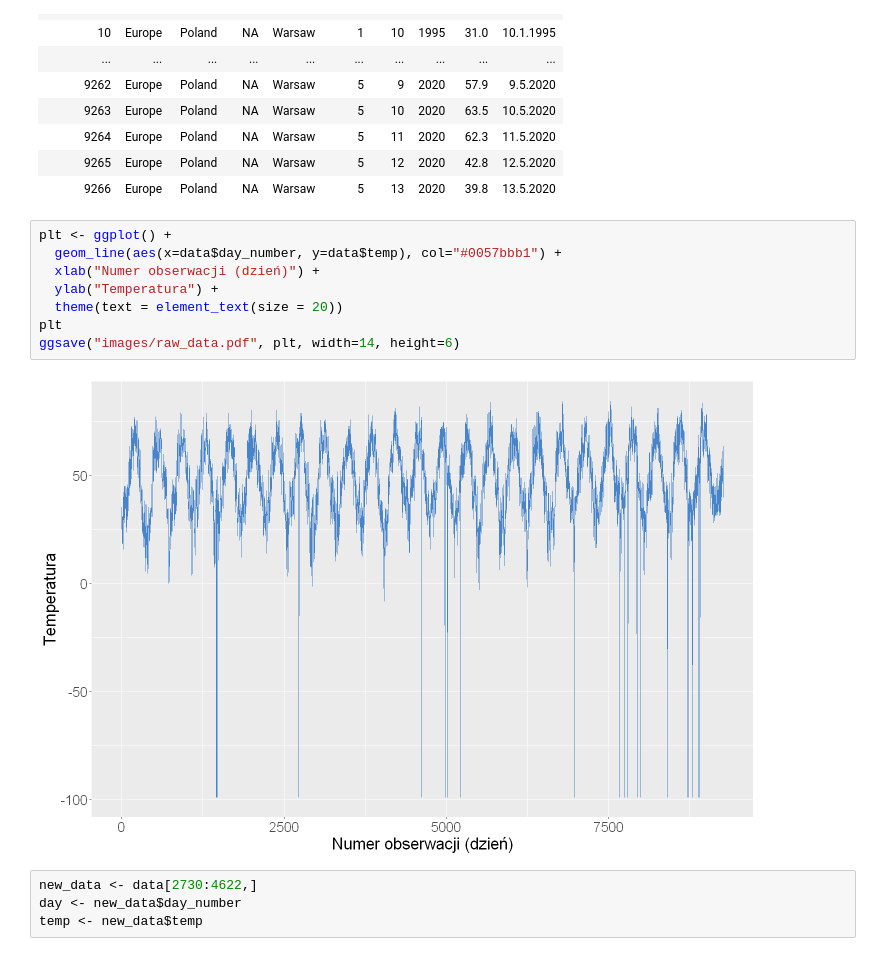
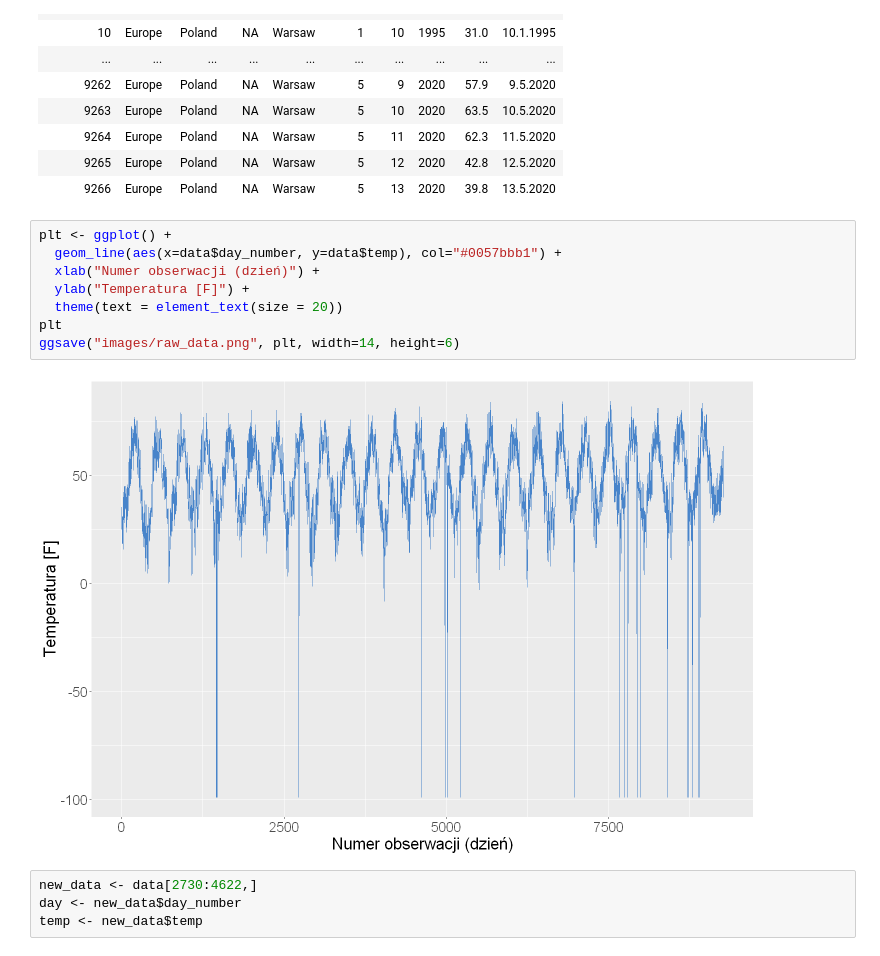
Before and after one commit to Szymex49/ARMA_temperature_modelling, a Jupyter notebook: SM_R.ipynb, the cells around one changed output. Cells and saved outputs as stored; diff of their text form.

```diff
--- a/SM_R.ipynb
+++ b/SM_R.ipynb
@@ -72,13 +72,13 @@ A data.frame: 9266 × 10
 # %%
 plt <- ggplot() +
   geom_line(aes(x=data$day_number, y=data$temp), col="#0057bbb1") +
   xlab("Numer obserwacji (dzień)") +
-  ylab("Temperatura") +
+  ylab("Temperatura [F]") +
   theme(text = element_text(size = 20))
 plt
-ggsave("images/raw_data.pdf", plt, width=14, height=6)
+ggsave("images/raw_data.png", plt, width=14, height=6)
 # %% [output]
-[figure, old version]
+[figure, new version]
 # %%
 new_data <- data[2730:4622,]
 day <- new_data$day_number
```
Also changed, not shown: parts of 11 cells of this notebook, 24 other files.
